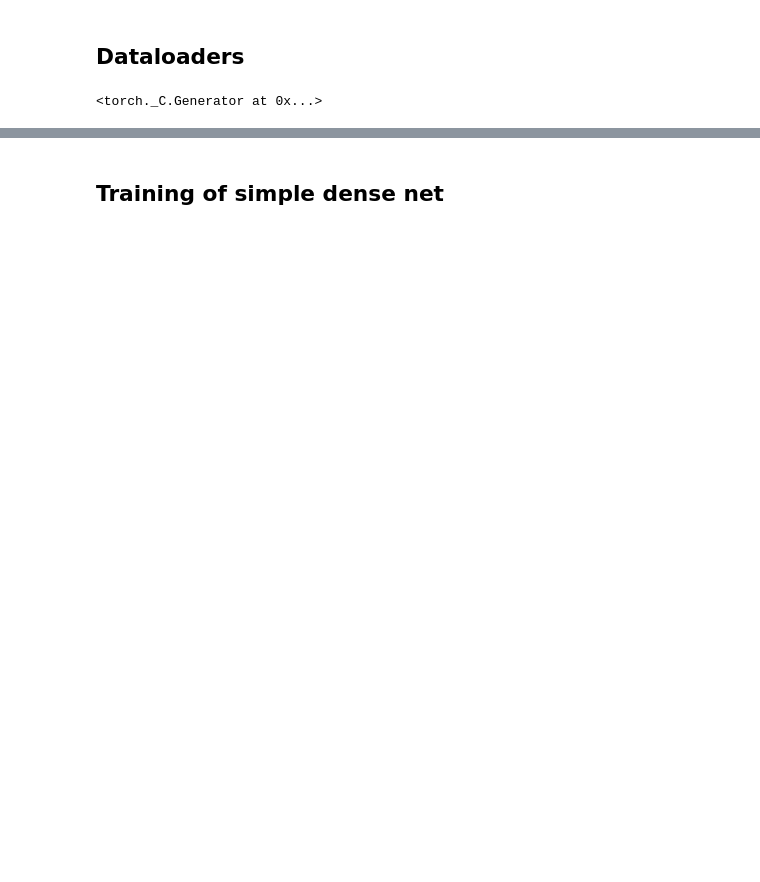
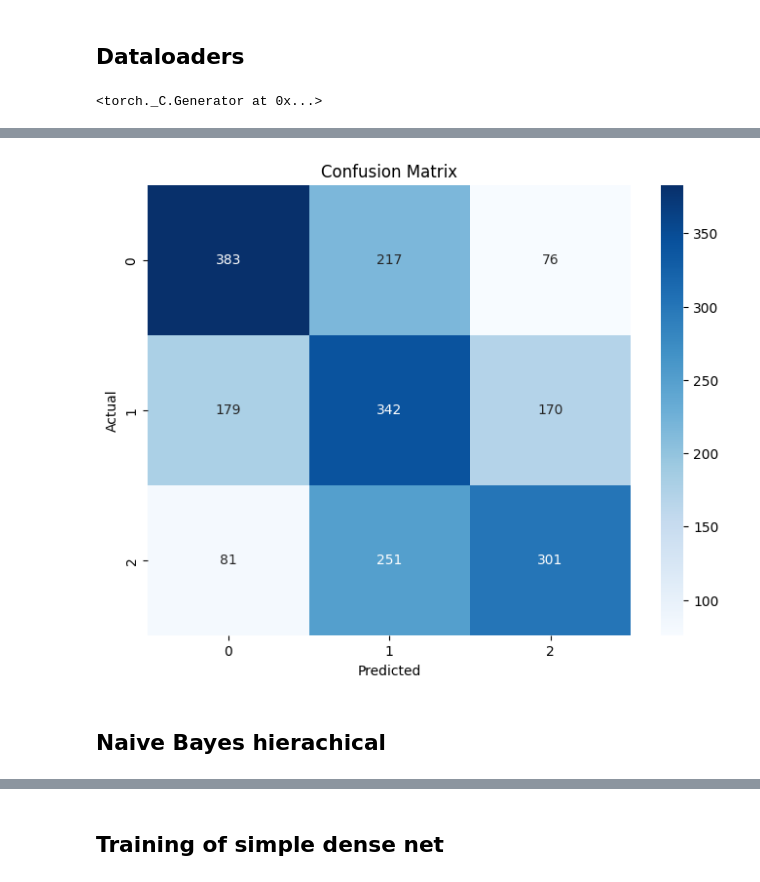
Before and after one commit to LeweLotki/sudoku_classifier, a Jupyter notebook: notebooks/training.ipynb, the cells around one changed output, grey strips where cells are left out. Saved outputs shown, nothing was run; the diff lists cells and outputs as text; code cells hidden in the pictures; blank space fills up the shorter version.

```diff
--- a/notebooks/training.ipynb
+++ b/notebooks/training.ipynb
@@ -46,0 +137,21 @@ shuffle = True
+# %%
+vectorizer = TfidfVectorizer(max_features=15000, ngram_range=(1, 2))
+X_vectorized = vectorizer.fit_transform(X)
+# %%
+sample_weights = np.ones(len(y))
+
+for i in range(len(y)):
+    actual_class = y.iloc[i]
+    predicted_class = actual_class
+    if (actual_class, predicted_class) in cost_matrix:
+        sample_weights[i] = cost_matrix[(actual_class, predicted_class)]
+# %%
+X_train, X_test, y_train, y_test, sample_weights_train, sample_weights_test = train_test_split(
+    X_vectorized, y, sample_weights, test_size=0.2, random_state=42)
+# %%
+model = MultinomialNB()
+model.fit(X_train, y_train, sample_weight=sample_weights_train)
+
+y_pred = model.predict(X_test)
+print("Accuracy:", accuracy_score(y_test, y_pred))
+print(classification_report(y_test, y_pred))
@@ -46,0 +169,12 @@ shuffle = True
+# %%
+conf_matrix = confusion_matrix(y_test, y_pred)
+plt.figure(figsize=(8, 6))
+sns.heatmap(conf_matrix, annot=True, cmap='Blues', fmt='g')
+plt.title('Confusion Matrix')
+plt.xlabel('Predicted')
+plt.ylabel('Actual')
+plt.show()
+# %% [output]
+[figure, added]
+# %% [markdown]
+## Naive Bayes hierachical
```
Also changed, not shown: parts of 60 cells of this notebook, 5 other files.
